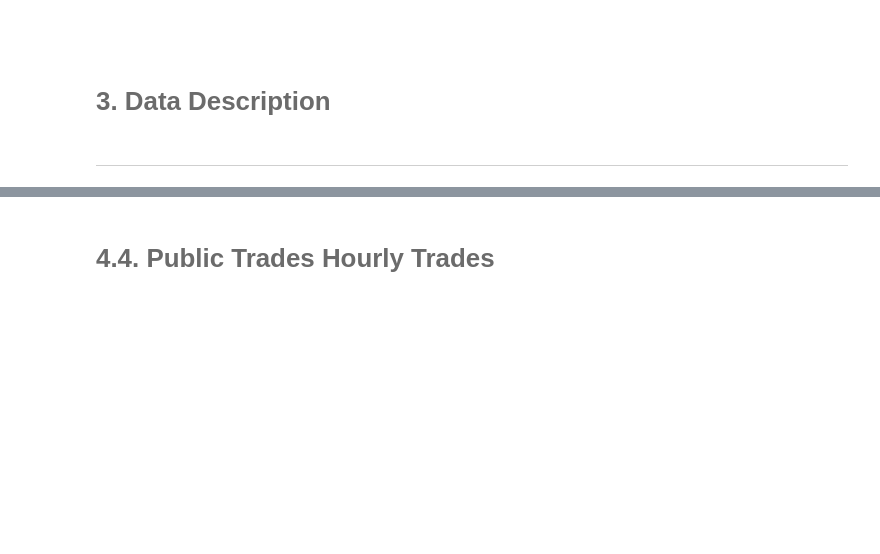
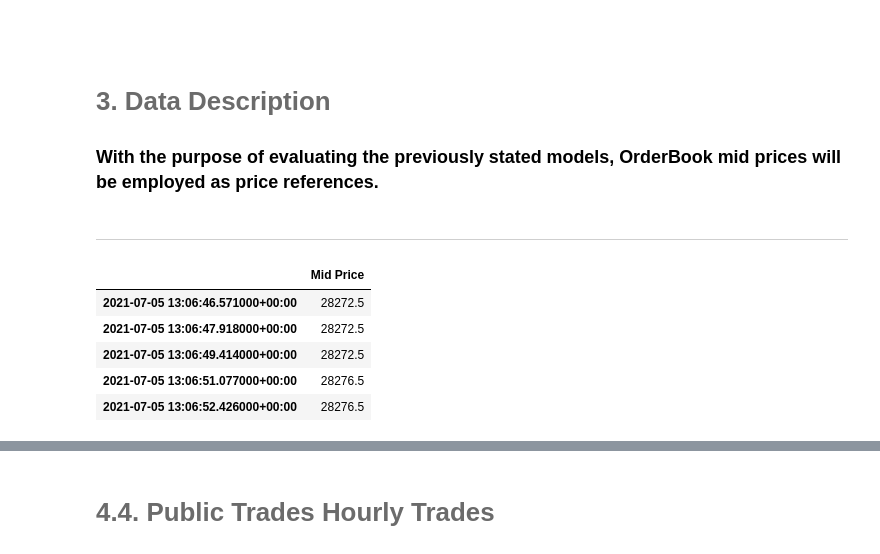
Before and after one commit to PintorOD1997/Lab2_Models, a Jupyter notebook: Main Notebook.ipynb, the cells around one changed output, grey strips where cells are left out. Drawn from its saved outputs; the diff is of its cells as text; code cells hidden in the pictures; blank space fills up the shorter version.

```diff
--- a/Main Notebook.ipynb
+++ b/Main Notebook.ipynb
@@ -66,5 +65,7 @@ import functions
 <br>
 # %% [markdown]
 # <font color= #6B6B6B> 3. Data Description </font>
+
+### With the purpose of evaluating the previously stated models, OrderBook mid prices will be employed as price references.
 # %% [markdown]
 <hr style="border:0.02in solid gray"> </hr>
@@ -79,0 +72,19 @@ tradesHora, volume, count, OHLCV = functions.PT_metrics(PT)
+# %%
+# Load Data
+# OrderBook opening using data openOB function
+data_ob = dt.openOB()
+# Orderbook timestamp
+ob_ts = list(data_ob.keys())
+# Timestamp listing
+l_ts = [pd.to_datetime(i_ts) for i_ts in ob_ts]
+# MidPrice, using the metrics dataframe from the functions library
+x,_,_ = ft.OB_metrics(data_ob)
+midprice = x["Mid Price"]
+pd.DataFrame(midprice).head()
+# %% [output]
+|  | Mid Price |
+| 2021-07-05 13:06:46.571000+00:00 | 28272.5 |
+| 2021-07-05 13:06:47.918000+00:00 | 28272.5 |
+| 2021-07-05 13:06:49.414000+00:00 | 28272.5 |
+| 2021-07-05 13:06:51.077000+00:00 | 28276.5 |
+| 2021-07-05 13:06:52.426000+00:00 | 28276.5 |
```
Also changed, not shown: parts of 26 cells of this notebook, 2 other files.
